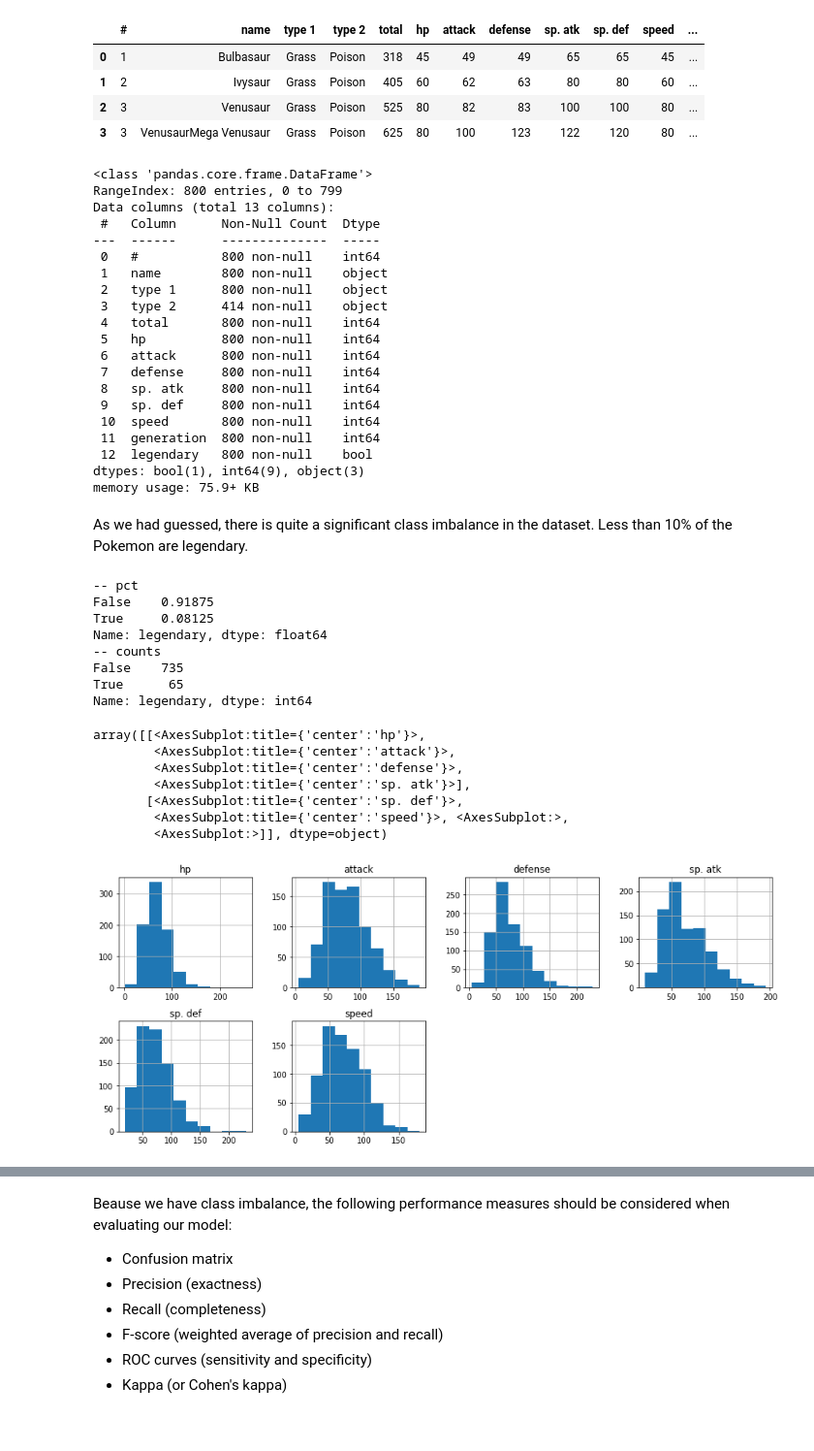
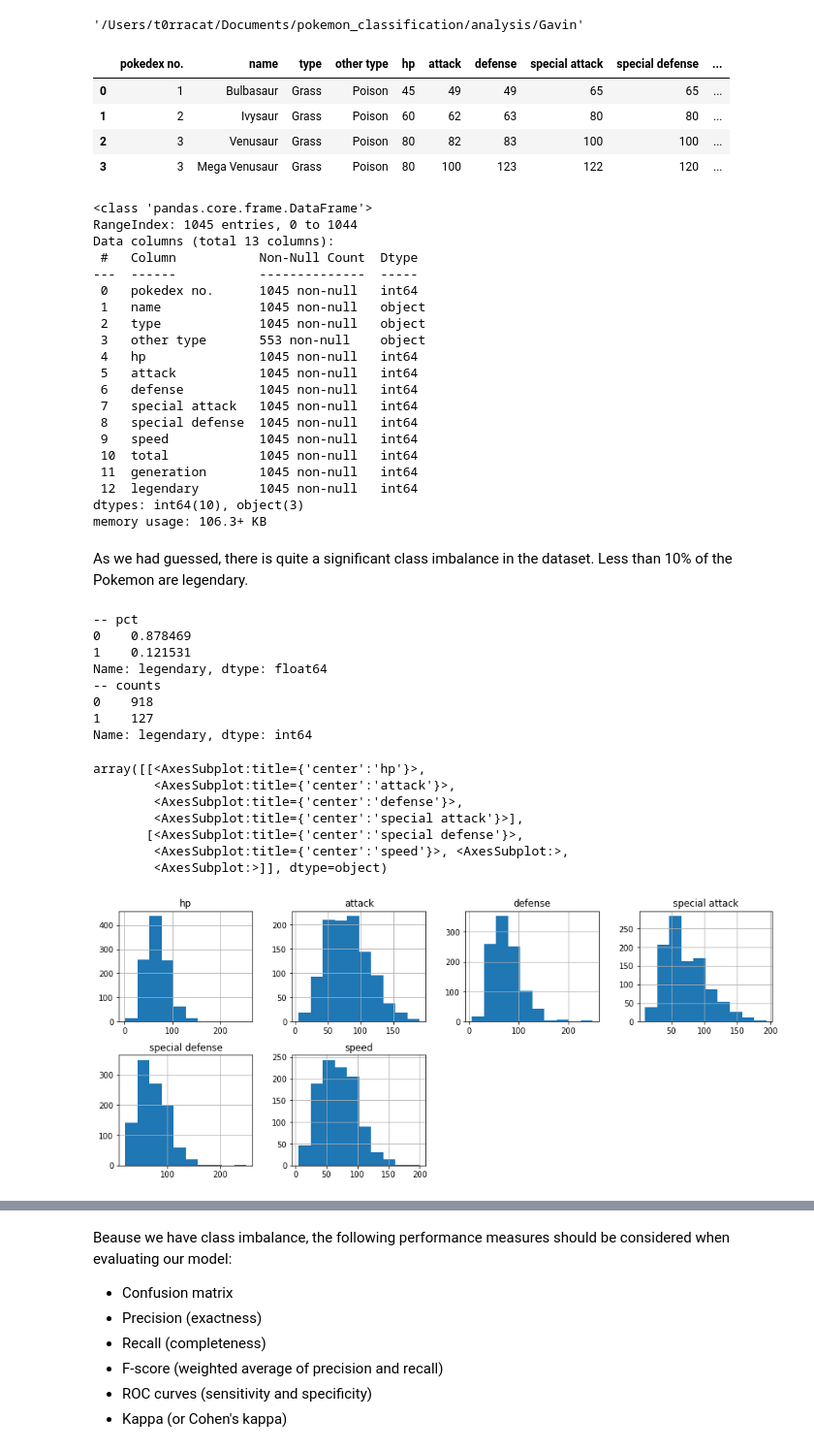
Before and after one commit to shannonhlo/pokemon-classification, a Jupyter notebook: analysis/Gavin/eda_gavin.ipynb, the cells around one changed output, grey strips where cells are left out. Shown at 97% size. Cells and saved outputs as stored; diff of their text form; code cells hidden in the pictures.

```diff
--- a/analysis/Gavin/eda_gavin.ipynb
+++ b/analysis/Gavin/eda_gavin.ipynb
@@ -5,8 +11,12 @@ import seaborn as sns
+# %%
+os.getcwd()
+# %% [output]
+'/Users/t0rracat/Documents/pokemon_classification/analysis/Gavin'
 # %%
 def clean_cols(cols):
     return [col.lower() for col in cols]
 # %%
-file_path = "../datasets/Pokemon.csv"
+file_path = "/Users/t0rracat/Documents/pokemon_classification/datasets/Pokemon.csv"
 #file_path = "C:/Users/domen/github/pokemon_classification/datasets/Pokemon.csv"
 
 df = pd.read_csv(file_path)
@@ -14,34 +24,34 @@ df.columns = clean_cols(df.columns)
 # %%
 df.head(4)
 # %% [output]
-|  | # | name | type 1 | type 2 | total | hp | attack | defense | sp. atk | sp. def | speed | ... |
-| 0 | 1 | Bulbasaur | Grass | Poison | 318 | 45 | 49 | 49 | 65 | 65 | 45 | ... |
-| 1 | 2 | Ivysaur | Grass | Poison | 405 | 60 | 62 | 63 | 80 | 80 | 60 | ... |
-| 2 | 3 | Venusaur | Grass | Poison | 525 | 80 | 82 | 83 | 100 | 100 | 80 | ... |
-| 3 | 3 | VenusaurMega Venusaur | Grass | Poison | 625 | 80 | 100 | 123 | 122 | 120 | 80 | ... |
+|  | pokedex no. | name | type | other type | hp | attack | defense | special attack | special defense | ... |
+| 0 | 1 | Bulbasaur | Grass | Poison | 45 | 49 | 49 | 65 | 65 | ... |
+| 1 | 2 | Ivysaur | Grass | Poison | 60 | 62 | 63 | 80 | 80 | ... |
+| 2 | 3 | Venusaur | Grass | Poison | 80 | 82 | 83 | 100 | 100 | ... |
+| 3 | 3 | Mega Venusaur | Grass | Poison | 80 | 100 | 123 | 122 | 120 | ... |
 # %%
 df.info()
 # %% [output]
 <class 'pandas.core.frame.DataFrame'>
-RangeIndex: 800 entries, 0 to 799
+RangeIndex: 1045 entries, 0 to 1044
 Data columns (total 13 columns):
- #   Column      Non-Null Count  Dtype
----  ------      --------------  -----
- 0   #           800 non-null    int64
- 1   name        800 non-null    object
- 2   type 1      800 non-null    object
- 3   type 2      414 non-null    object
- 4   total       800 non-null    int64
- 5   hp          800 non-null    int64
- 6   attack      800 non-null    int64
- 7   defense     800 non-null    int64
- 8   sp. atk     800 non-null    int64
- 9   sp. def     800 non-null    int64
- 10  speed       800 non-null    int64
- 11  generation  800 non-null    int64
- 12  legendary   800 non-null    bool
-dtypes: bool(1), int64(9), object(3)
-memory usage: 75.9+ KB
+ #   Column           Non-Null Count  Dtype
+---  ------           --------------  -----
+ 0   pokedex no.      1045 non-null   int64
+ 1   name             1045 non-null   object
+ 2   type             1045 non-null   object
+ 3   other type       553 non-null    object
+ 4   hp               1045 non-null   int64
+ 5   attack           1045 non-null   int64
+ 6   defense          1045 non-null   int64
+ 7   special attack   1045 non-null   int64
+ 8   special defense  1045 non-null   int64
+ 9   speed            1045 non-null   int64
+ 10  total            1045 non-null   int64
+ 11  generation       1045 non-null   int64
+ 12  legendary        1045 non-null   int64
+dtypes: int64(10), object(3)
+memory usage: 106.3+ KB
 # %% [markdown]
 As we had guessed, there is quite a significant class imbalance in the dataset. Less than 10% of the Pokemon are legendary.
 # %%
@@ -51,25 +61,25 @@ print("-- counts")
 print(df.legendary.value_counts())
 # %% [output]
 -- pct
-False    0.91875
-True     0.08125
+0    0.878469
+1    0.121531
 Name: legendary, dtype: float64
 -- counts
-False    735
-True      65
+0    918
+1    127
 Name: legendary, dtype: int64
 # %%
-numerical = ['hp', 'attack', 'defense', 'sp. atk', 'sp. def', 'speed']
+numerical = ['hp', 'attack', 'defense', 'special attack', 'special defense', 'speed']
 df[numerical].hist(figsize=(15,6), layout=(2,4))
 # %% [output]
 array([[<AxesSubplot:title={'center':'hp'}>,
         <AxesSubplot:title={'center':'attack'}>,
         <AxesSubplot:title={'center':'defense'}>,
-        <AxesSubplot:title={'center':'sp. atk'}>],
-       [<AxesSubplot:title={'center':'sp. def'}>,
+        <AxesSubplot:title={'center':'special attack'}>],
+       [<AxesSubplot:title={'center':'special defense'}>,
         <AxesSubplot:title={'center':'speed'}>, <AxesSubplot:>,
         <AxesSubplot:>]], dtype=object)
-[figure, old version]
+[figure, new version]
 # %%
 sns.boxplot(x=df.generation, y=df.total).set(title="total stats by Pokemon generation")
 # %% [output]
```
Also changed, not shown: parts of 14 cells of this notebook.
